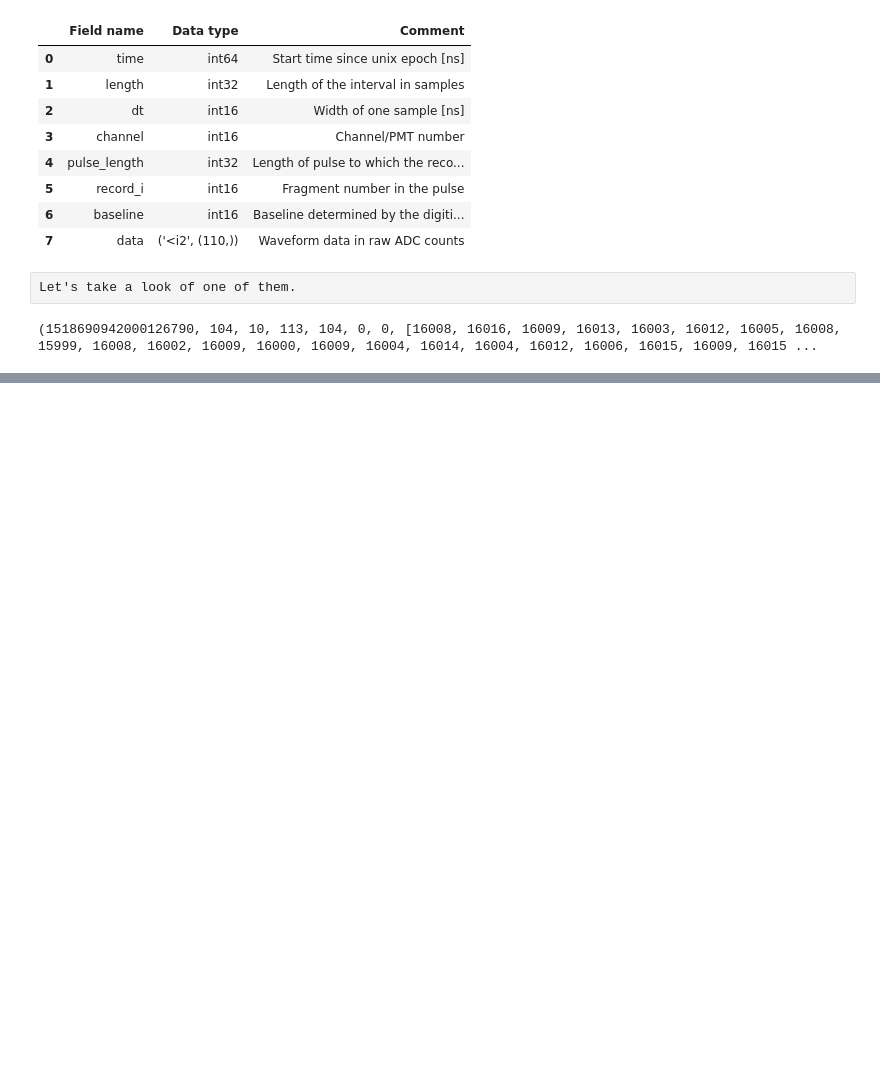
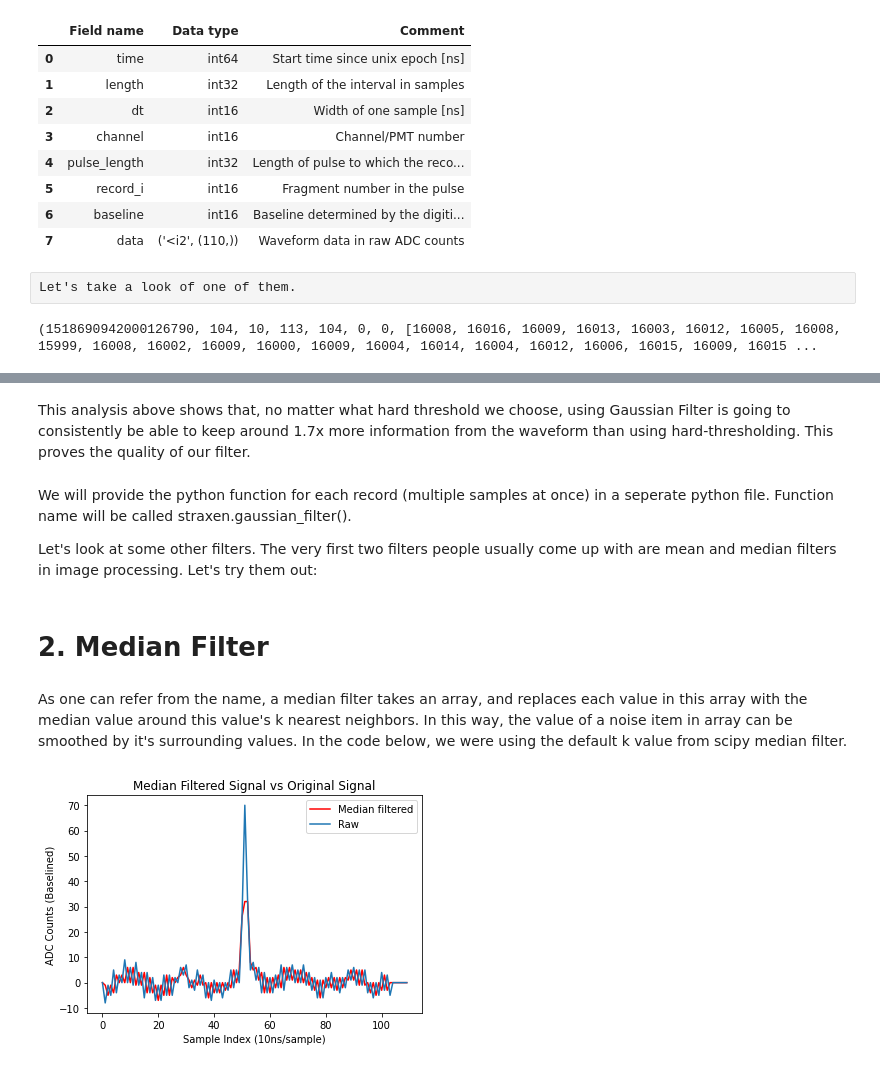
Before and after one commit to RiceAstroparticleLab/signal_processing, a Jupyter notebook: filtering.ipynb, the cells around one changed output, grey strips where cells are left out. Saved outputs shown, nothing was run; the diff lists cells and outputs as text; code cells hidden in the pictures; blank space fills up the shorter version.

```diff
--- a/filtering.ipynb
+++ b/filtering.ipynb
@@ -174,0 +273,24 @@ The gaussian filter above is, on the other hand, more aggresive, and should be u
+# %% [markdown]
+This analysis above shows that, no matter what hard threshold we choose, using Gaussian Filter is going to consistently be able to keep around 1.7x more information from the waveform than using hard-thresholding. This proves the quality of our filter.
+# %% [markdown]
+We will provide the python function for each record (multiple samples at once) in a seperate python file. Function name will be called straxen.gaussian_filter().
+
+Let's look at some other filters. The very first two filters people usually come up with are mean and median filters in image processing. Let's try them out:
+# %% [markdown]
+# 2. Median Filter
+# %% [markdown]
+As one can refer from the name, a median filter takes an array, and replaces each value in this array with the median value around this value's k nearest neighbors. In this way, the value of a noise item in array can be smoothed by it's surrounding values. In the code below, we were using the default k value from scipy median filter.
+# %%
+#Firstly we are going to implement a median filter:
+from scipy.signal import medfilt
+#taking record[0] as an example
+med_filtered_example = medfilt(record[0][-1])
+plt.plot(med_filtered_example,color="red", label="Median filtered")
+plt.plot(record[0][-1], label='Raw')
+plt.xlabel("Sample Index (10ns/sample)")
+plt.ylabel("ADC Counts (Baselined)")
+plt.title("Median Filtered Signal vs Original Signal")
+plt.legend()
+plt.show()
+# %% [output]
+[figure, added]
```
Also changed, not shown: parts of 77 cells of this notebook.
